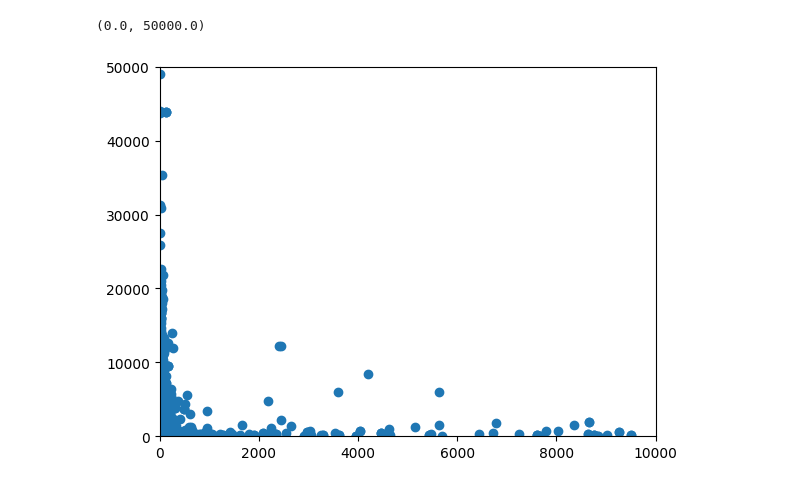
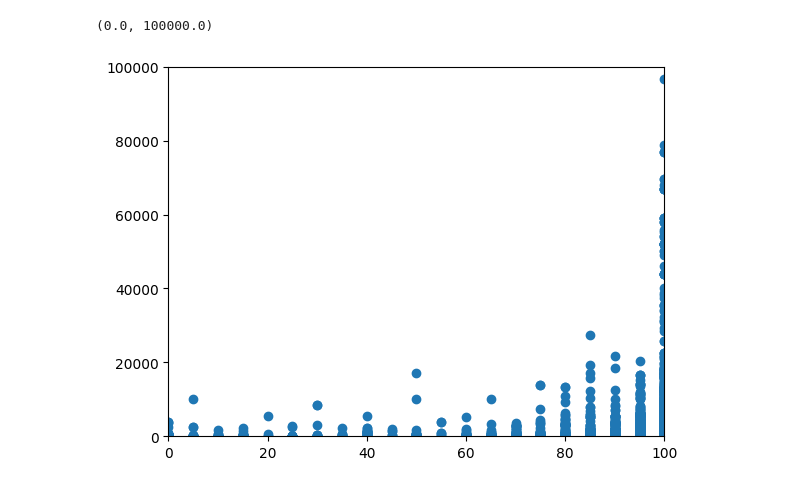
Before and after one commit to josh-quatela/Design-Project---BEEPM, a Jupyter notebook: DP.ipynb, the cells around one changed output. Saved outputs shown, nothing was run; the diff lists cells and outputs as text; code cells hidden in the pictures.

```diff
--- a/DP.ipynb
+++ b/DP.ipynb
@@ -143,7 +82,7 @@ plt.ylim(0, 50000)
-# %%
-p = plt.scatter(df['Water Use Intensity (All Water Sources) (gal/ft²)'], df['Total GHG Emissions (Metric Tons CO2e)'])
-plt.xlim(0, 10000)
-plt.ylim(0, 50000)
-# %% [output]
-(0.0, 50000.0)
-[figure, removed]
+# %%
+p = plt.scatter(df['Occupancy'], df['Total GHG Emissions (Metric Tons CO2e)'])
+plt.xlim(0, 100)
+plt.ylim(0, 100000)
+# %% [output]
+(0.0, 100000.0)
+[figure, added]
```
Also changed, not shown: parts of 17 cells of this notebook.
